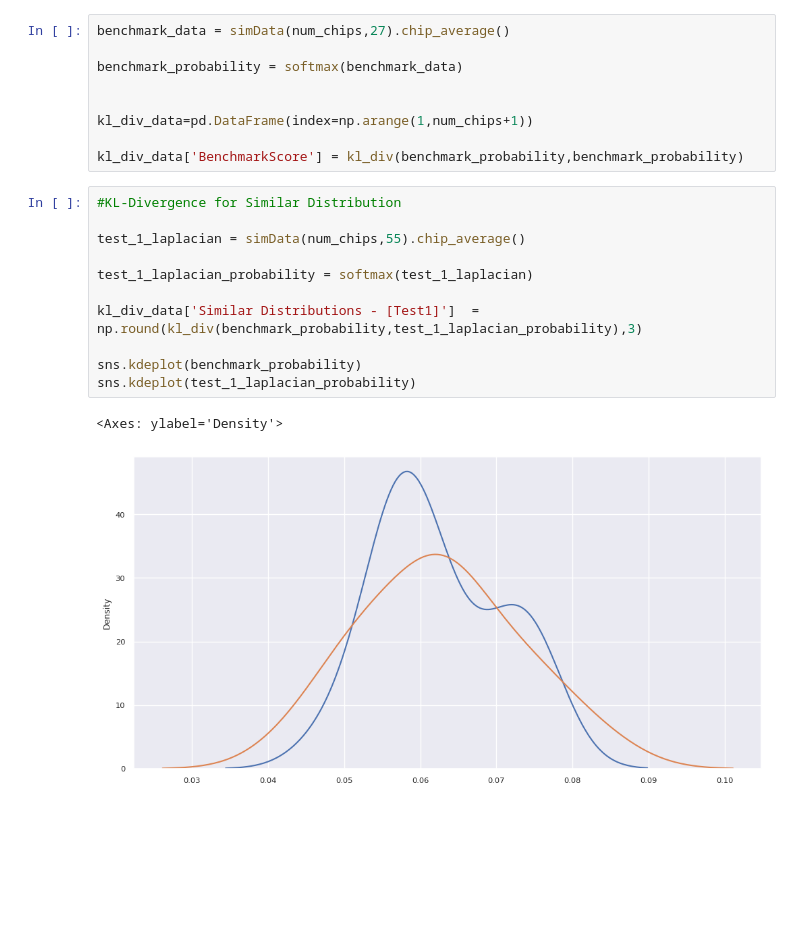
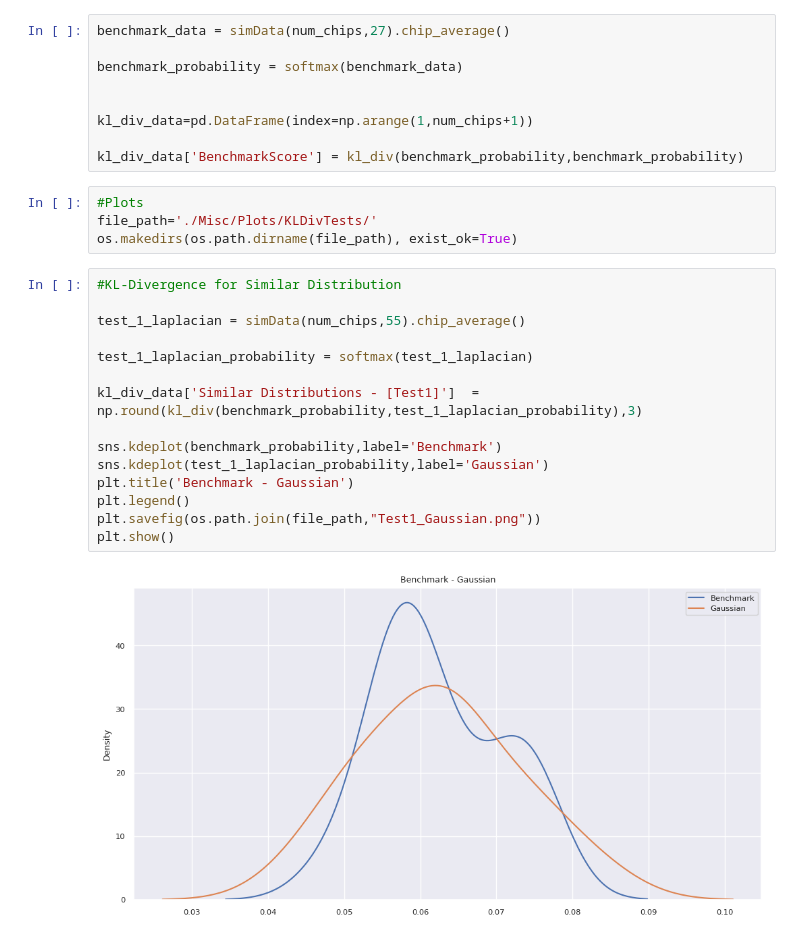
Before and after one commit to sabinhashmi/WorkSpace, a Jupyter notebook: UpstreamTracker/Notebooks/04MoteCarloKLDiv.ipynb, the cells around one changed output. Drawn from its saved outputs; the diff is of its cells as text; blank space fills up the shorter version.

Commit message:
KL-Div Tests

```diff
--- a/UpstreamTracker/Notebooks/04MoteCarloKLDiv.ipynb
+++ b/UpstreamTracker/Notebooks/04MoteCarloKLDiv.ipynb
@@ -88,20 +90,27 @@ benchmark_probability = softmax(benchmark_data)
 kl_div_data=pd.DataFrame(index=np.arange(1,num_chips+1))
 
 kl_div_data['BenchmarkScore'] = kl_div(benchmark_probability,benchmark_probability)
+# %%
+#Plots
+file_path='./Misc/Plots/KLDivTests/'
+os.makedirs(os.path.dirname(file_path), exist_ok=True)
 # %%
 #KL-Divergence for Similar Distribution
 
 test_1_laplacian = simData(num_chips,55).chip_average()
 
 test_1_laplacian_probability = softmax(test_1_laplacian)
 
 kl_div_data['Similar Distributions - [Test1]']  = np.round(kl_div(benchmark_probability,test_1_laplacian_probability),3)
 
-sns.kdeplot(benchmark_probability)
-sns.kdeplot(test_1_laplacian_probability)
+sns.kdeplot(benchmark_probability,label='Benchmark')
+sns.kdeplot(test_1_laplacian_probability,label='Gaussian')
+plt.title('Benchmark - Gaussian')
+plt.legend()
+plt.savefig(os.path.join(file_path,"Test1_Gaussian.png"))
+plt.show()
 # %% [output]
-<Axes: ylabel='Density'>
-[figure, old version]
+[figure, new version]
 # %%
 #KL-Divergence for Data with Random Outliers
 
```
Also changed, not shown: parts of 7 cells of this notebook, 7 other files.
